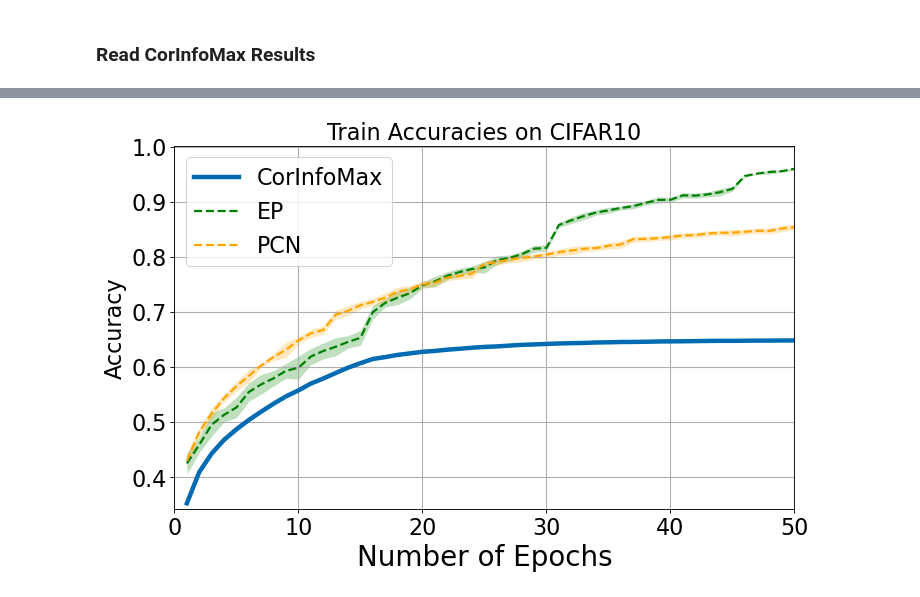
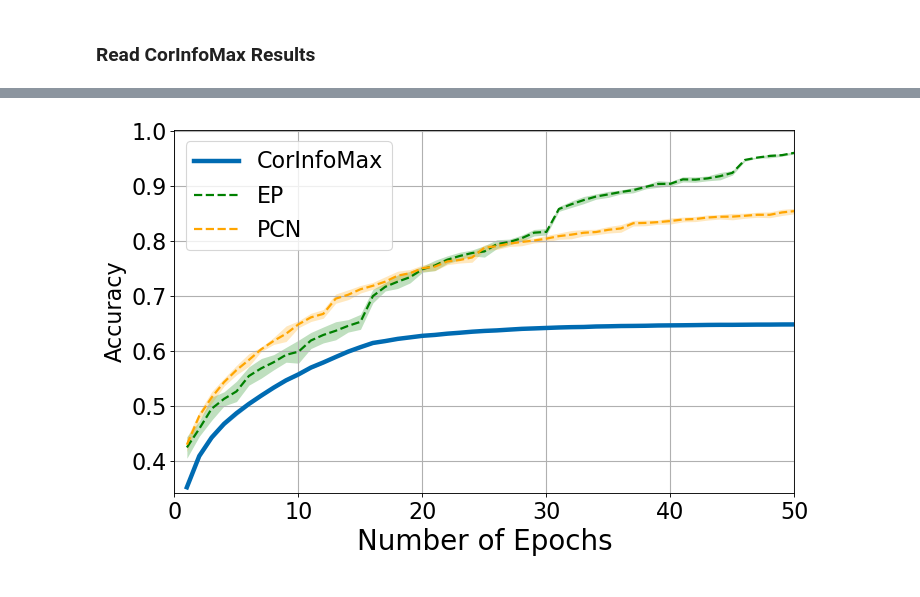
Before and after one commit to BariscanBozkurt/Supervised-CorInfoMax, a Jupyter notebook: Simulations/Classification/AnalyzeSimulations/Plot_CorInfoMax_CIFAR10_Results.ipynb, the cells around one changed output, grey strips where cells are left out. Saved outputs shown, nothing was run; the diff lists cells and outputs as text; code cells hidden in the pictures.

```diff
--- a/Simulations/Classification/AnalyzeSimulations/Plot_CorInfoMax_CIFAR10_Results.ipynb
+++ b/Simulations/Classification/AnalyzeSimulations/Plot_CorInfoMax_CIFAR10_Results.ipynb
@@ -480,32 +323,32 @@ plt.savefig('Figures/CorInfoMaxCIFAR10TestAccuracyComparison.pdf', format='pdf')
 # %%
 x = np.arange(1, mean_corinfo_trn.shape[0]+1)
 fh2=plt.figure(figsize=(10, 6), dpi=80)
 
 plt.plot(x, mean_corinfo_trn, linewidth=4, color='#006BB2', label = "CorInfoMax")
 plt.fill_between(x, mean_corinfo_trn - std_data_corinfo_trn, mean_corinfo_trn + std_data_corinfo_trn, alpha=0.25, linewidth=0, color='#006BB2')
 
 # plt.plot(x, mean_csm_trn, 'r--', linewidth=4, label = "CSM")
 # plt.fill_between(x, mean_csm_trn - std_data_csm_trn, mean_csm_trn + std_data_csm_trn, color = 'red', alpha=0.25, linewidth=0)
 
 plt.plot(x, mean_ep_trn, 'g--', linewidth=2, label = "EP")
 plt.fill_between(x, mean_ep_trn - std_data_ep_trn, mean_ep_trn + std_data_ep_trn, color = 'green', alpha=0.25, linewidth=0)
 
 # plt.plot(x, mean_pc_trn, 'b--', linewidth=4, label = "PC")
 # plt.fill_between(x, mean_pc_trn - std_data_pc_trn, mean_pc_trn + std_data_pc_trn, color = 'blue', alpha=0.25, linewidth=0)
 
 plt.plot(x, mean_pcn_trn, '--', color = "orange", linewidth=2, label = "PCN")
 plt.fill_between(x, mean_pcn_trn - std_data_pcn_trn, mean_pcn_trn + std_data_pcn_trn, color = 'orange', alpha=0.25, linewidth=0)
 
 
 gh=plt.grid(linewidth=1)
 plt.xticks(fontsize=20)
 plt.yticks(fontsize=20)
 plt.ylabel('Accuracy',fontsize=25)
 plt.xlabel(r"Number of Epochs",fontsize=25)
-plt.title("Train Accuracies on CIFAR10",fontsize=25)
+# plt.title("Train Accuracies on CIFAR10",fontsize=25)
 plt.legend(fontsize = 20, loc = "best")
 plt.axis([0.0,50,mean_corinfo_trn[0] - 0.01,1.001])
 ApplyFont(plt.gca())
 plt.savefig('Figures/CorInfoMaxCIFAR10TrainAccuracyComparison.pdf', format='pdf')
 # %% [output]
-[figure, old version]
+[figure, new version]
```
Also changed, not shown: parts of 22 cells of this notebook, 30 other files.
